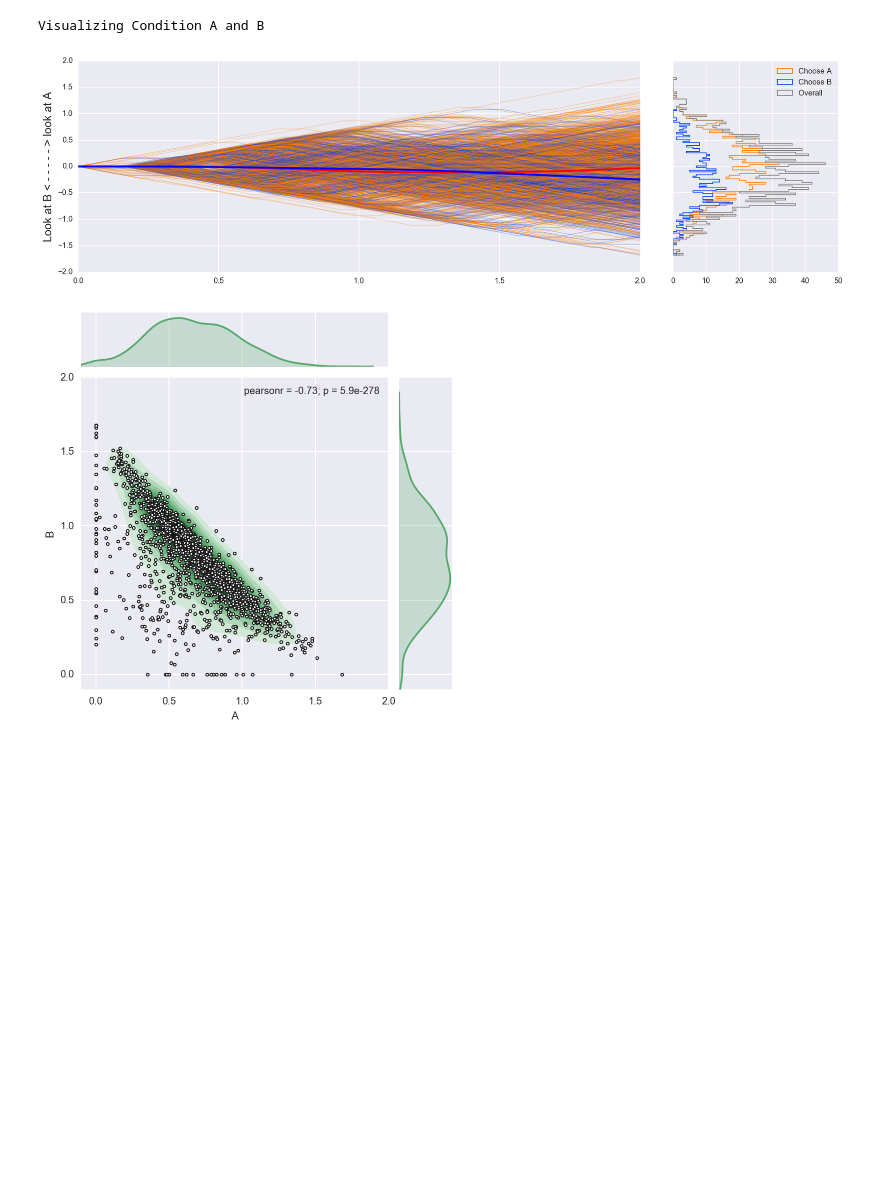
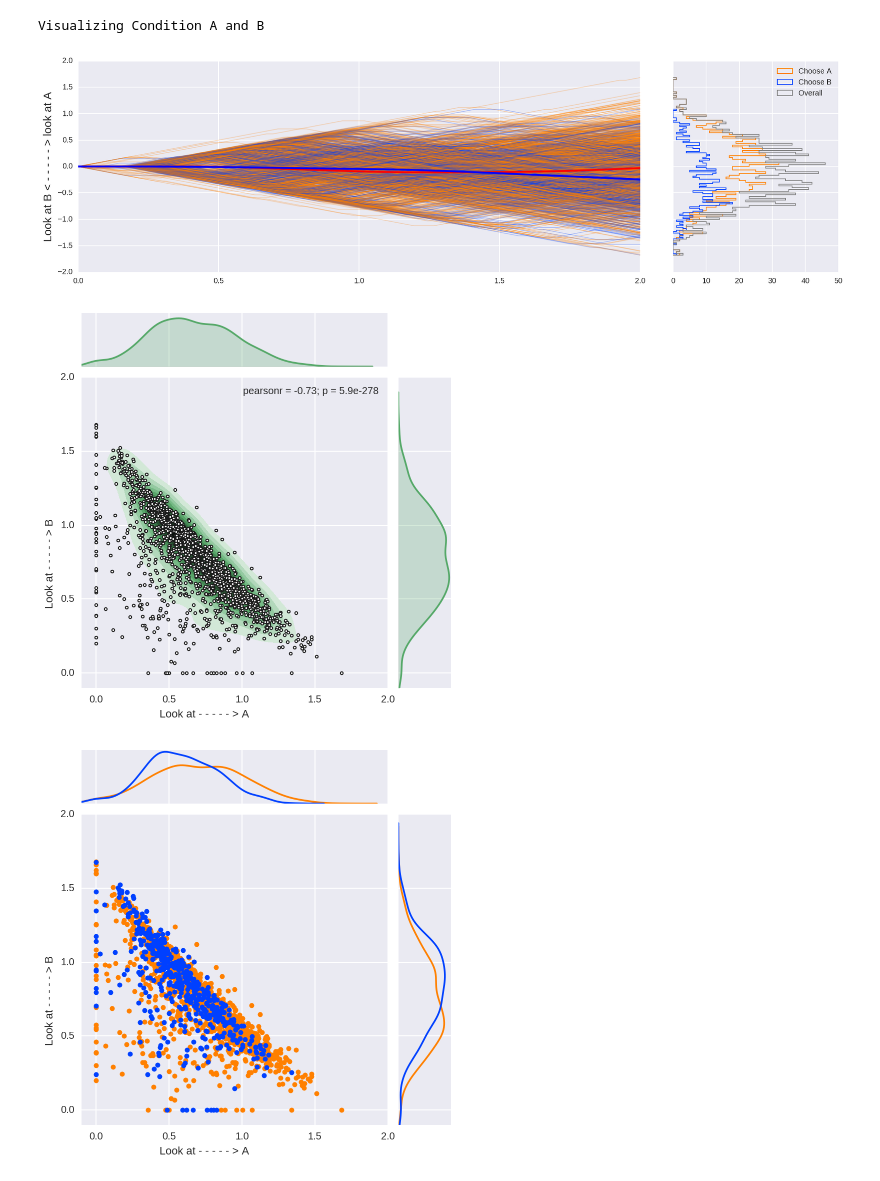
Before and after one commit to junpenglao/SAFV, a Jupyter notebook: BasicPlotting.ipynb, the cells around one changed output. Drawn from its saved outputs; the diff is of its cells as text; code cells hidden in the pictures; blank space fills up the shorter version.

```diff
--- a/BasicPlotting.ipynb
+++ b/BasicPlotting.ipynb
@@ -246,39 +245,51 @@ from scipy.stats import gaussian_kde as gkde
 ax2 = plt.subplot(gs[0,3],sharey=ax1)
 for i in range(2):
     pltline = np.mean(sp_all[np.where(respall==i)[0],:],axis=0)
     ax1.plot(timeline,pltline,lw = 2.5,color=colorspec2[i])
     ax2.hist(dataall[respall==i],bins=nbins,normed=False,\
              orientation='horizontal',histtype='step',lw = 1,color=colorspec[i])
     #empdf  = gkde(dataall[respall==i])
     #xrange = np.linspace(np.min(dataall[respall==i]),np.max(dataall[respall==i]),200)
     #ax2.plot(empdf(xrange),xrange,color=colorspec[i])
 
 ax2.hist(dataall, bins=nbins,normed=False,orientation='horizontal',histtype='step',lw = 1,color='grey')
 #empdf  = gkde(dataall.flatten())
 #xrange = np.linspace(np.min(dataall),np.max(dataall),200)
 #ax2.plot(empdf(xrange),xrange,color='grey')
 
 ax2.legend(['Choose ' + str(unicondi[c0]),'Choose ' + str(unicondi[c1]),'Overall'])
 
 plt.setp(ax2.get_yticklabels(), visible=False)
 
 plt.show()
 
-label1 = str(unicondi[c0])
-label2 = str(unicondi[c1])
+label1 = 'Look at - - - - - > ' + str(unicondi[c0]) + '                    '
+label2 = 'Look at - - - - - > ' + str(unicondi[c1]) + '                    '
 
 # Descriptive result
 sns.set(color_codes=True)
-datmp = np.zeros((ntrial, 2))
+datmp = np.zeros((ntrial, 3))
 datmp[:,0]=leftdur
 datmp[:,1]=rightdur
+datmp[:,2]=respall.flatten()
 
-df = pd.DataFrame(datmp,columns=["x", "y"])
-g  = sns.jointplot(x="x", y="y", data=df, kind="kde", color="g", xlim=(-.1,timemax), ylim=(-.1,timemax))
-g.plot_joint(plt.scatter, c="w", s=30, linewidth=1, marker=".")
-g.ax_joint.collections[0].set_alpha(0)
-g.set_axis_labels(label1, label2);
+df = pd.DataFrame(datmp,columns=["x", "y","resp"])
+df['resp']   = df['resp'].astype('category')
+
+g1  = sns.jointplot(x="x", y="y", data=df, kind="kde", color="g", xlim=(-.1,timemax), ylim=(-.1,timemax))
+g1.plot_joint(plt.scatter, c="w", s=30, linewidth=1, marker=".")
+g1.ax_joint.collections[0].set_alpha(0)
+g1.set_axis_labels(label1, label2)
 plt.show()
+
+g2 = sns.JointGrid("x", "y", df, xlim=(-.1,timemax), ylim=(-.1,timemax))
+for i, fixdurpor in df.groupby("resp"):
+    sns.kdeplot(fixdurpor["x"], ax=g2.ax_marg_x, legend=False,color=colorspec[int(i)])
+    sns.kdeplot(fixdurpor["y"], ax=g2.ax_marg_y, vertical=True, legend=False,color=colorspec[int(i)])
+    g2.ax_joint.plot(fixdurpor["x"], fixdurpor["y"], "o", ms=5,color=colorspec[int(i)])
+g2.set_axis_labels(label1, label2)
+plt.show()
 # %% [output]
 [figure]
-[figure, old version]
+[figure, new version]
+[figure, added]
```
Also changed, not shown: parts of 2 cells of this notebook.
